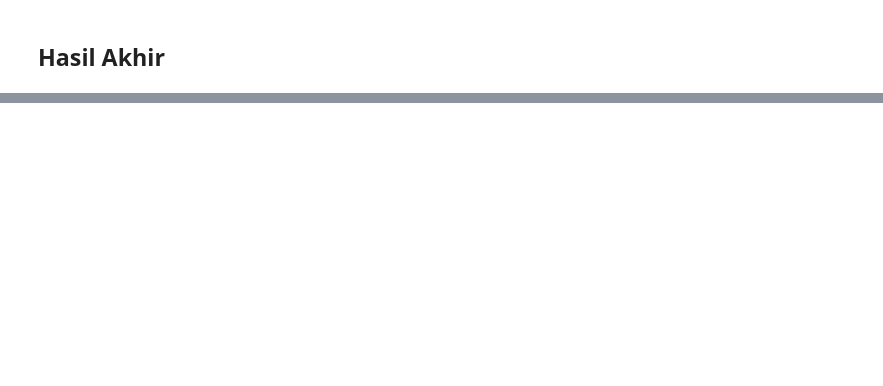
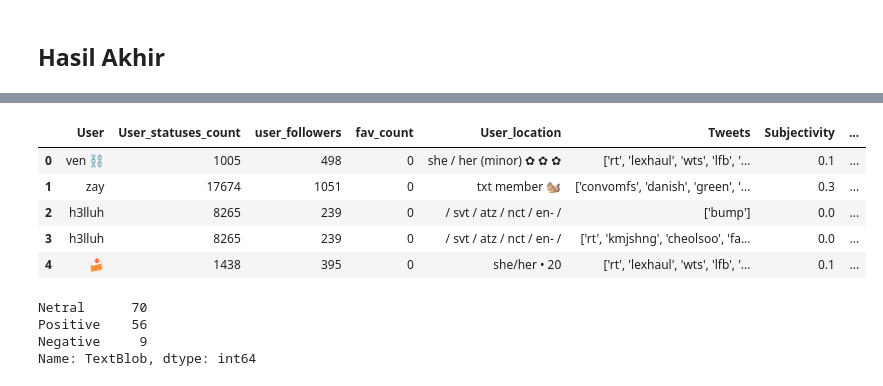
Before and after one commit to NovitaEnjeliaHutapea/05-Proyek-PDB, a Jupyter notebook: Twitter_Sentiment_analysis.ipynb, the cells around one changed output, grey strips where cells are left out. Saved outputs shown, nothing was run; the diff lists cells and outputs as text; code cells hidden in the pictures; blank space fills up the shorter version.

```diff
--- a/Twitter_Sentiment_analysis.ipynb
+++ b/Twitter_Sentiment_analysis.ipynb
@@ -334,0 +337,2 @@ dataset2.to_csv('/content/gdrive/My Drive/pdb/preprocessing_PDB.csv', index = Fa
+# %%
+preprocessing = pd.read_csv('preprocessing_PDB.csv')
@@ -334,0 +374,20 @@ dataset2.to_csv('/content/gdrive/My Drive/pdb/preprocessing_PDB.csv', index = Fa
+# %%
+from textblob import TextBlob
+
+def getSubjectivity(review):
+    return TextBlob(review).sentiment.subjectivity
+
+def getPolarity(review):
+    return TextBlob(review).sentiment.polarity
+
+def analyze(score):
+    if score  < 0:
+        return 'Negative'
+    elif score == 0:
+        return 'Netral'
+    else:
+        return 'Positive'
+# %%
+final_data = pd.DataFrame(preprocessing[['User', 'User_statuses_count',
+                             'user_followers','fav_count','User_location','Tweets']])
+final_data.head()
@@ -334,0 +401,20 @@ dataset2.to_csv('/content/gdrive/My Drive/pdb/preprocessing_PDB.csv', index = Fa
+# %%
+final_data['Subjectivity'] = final_data['Tweets'].apply(getSubjectivity)
+final_data['Polarity'] =  final_data['Tweets'].apply(getPolarity)
+final_data['TextBlob'] = final_data['Polarity'].apply(analyze)
+final_data.head()
+# %% [output]
+|  | User | User_statuses_count | user_followers | fav_count | User_location | Tweets | Subjectivity | ... |
+| 0 | ven ⛓️ | 1005 | 498 | 0 | she / her (minor) ✿ ✿ ✿ | ['rt', 'lexhaul', 'wts', 'lfb', '... | 0.1 | ... |
+| 1 | zay | 17674 | 1051 | 0 | txt member 🐿️ | ['convomfs', 'danish', 'green', '... | 0.3 | ... |
+| 2 | h3lluh | 8265 | 239 | 0 | / svt / atz / nct / en- / | ['bump'] | 0.0 | ... |
+| 3 | h3lluh | 8265 | 239 | 0 | / svt / atz / nct / en- / | ['rt', 'kmjshng', 'cheolsoo', 'fa... | 0.0 | ... |
+| 4 | 🍰 | 1438 | 395 | 0 | she/her • 20 | ['rt', 'lexhaul', 'wts', 'lfb', '... | 0.1 | ... |
+# %%
+tb_counts = final_data.TextBlob.value_counts()
+tb_counts
+# %% [output]
+Netral      70
+Positive    56
+Negative     9
+Name: TextBlob, dtype: int64
```
Also changed, not shown: parts of 19 cells of this notebook.
